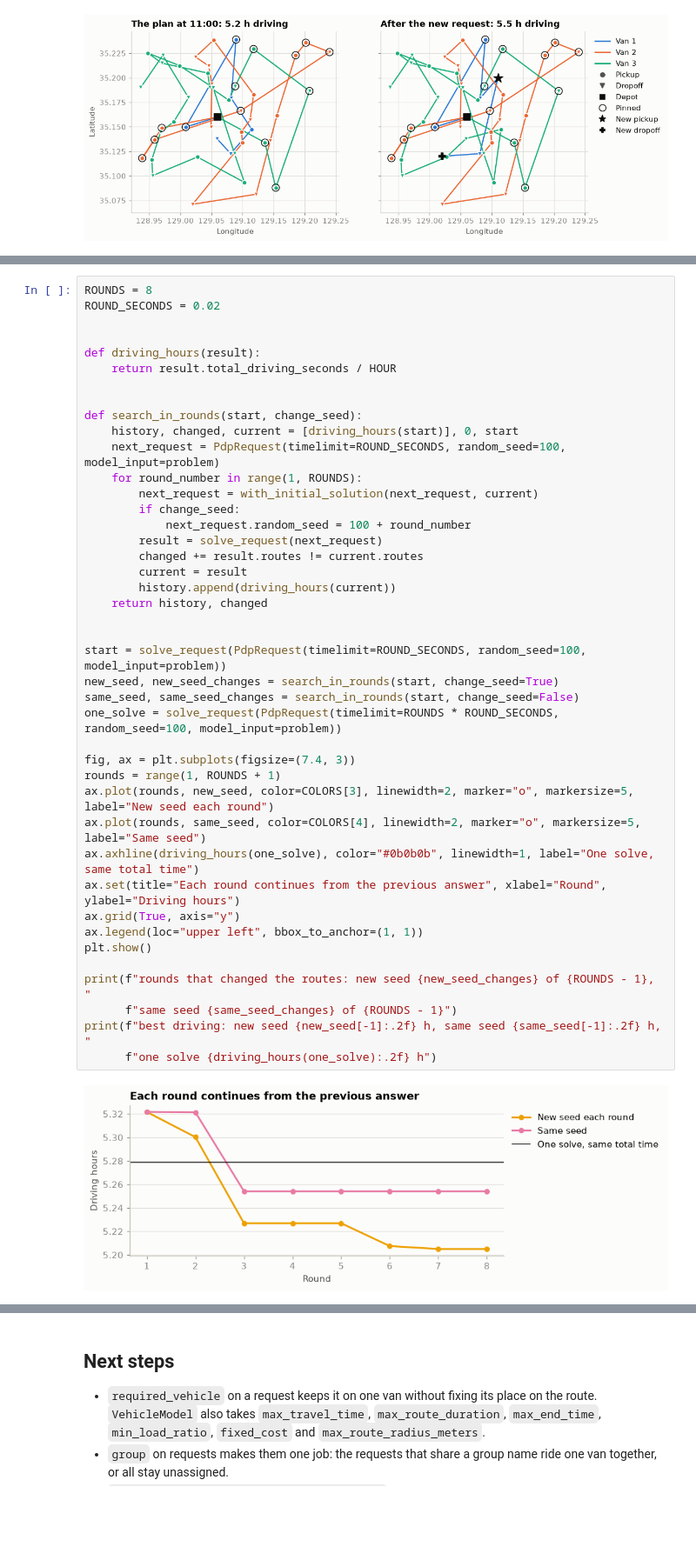
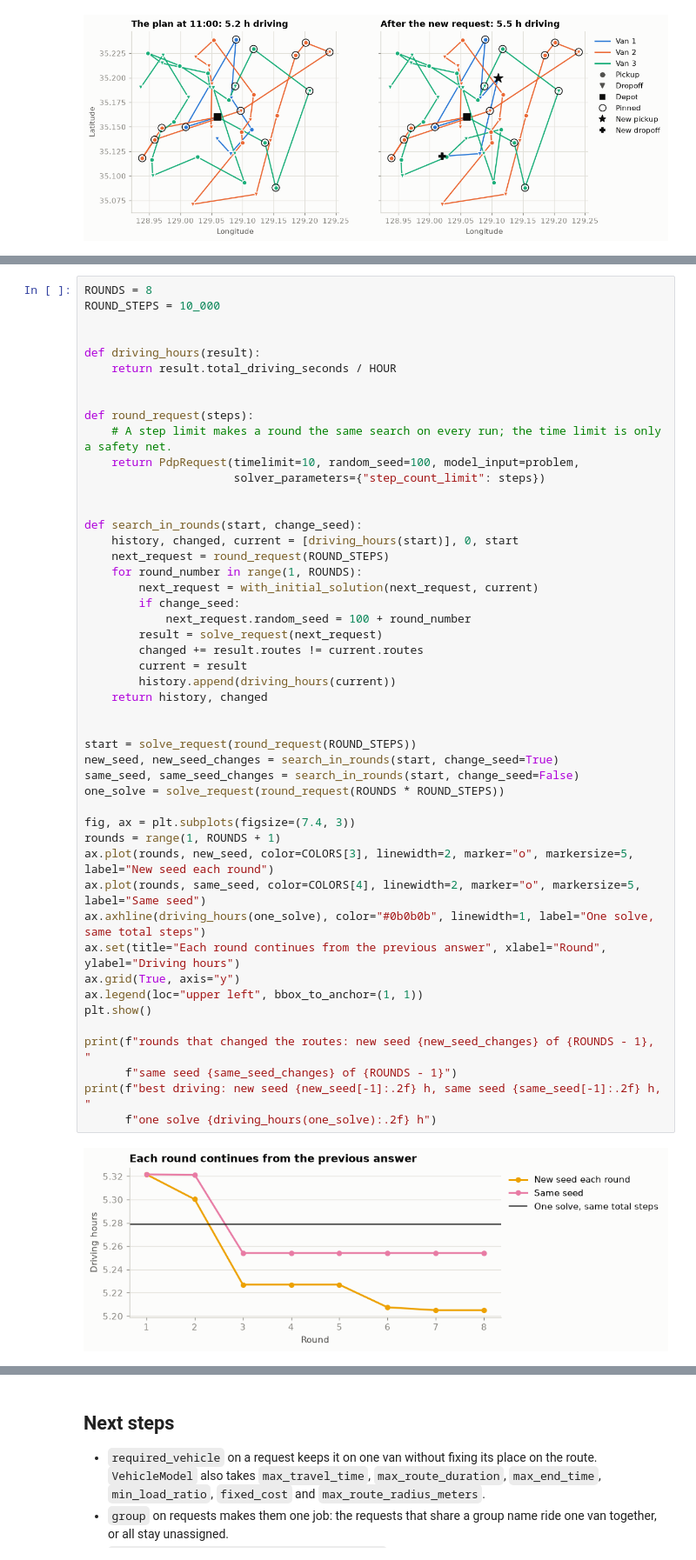
Before and after one commit to optimaru/optimaru, a Jupyter notebook: examples/pickup-delivery.ipynb, the cells around one changed output, grey strips where cells are left out. Shown at 87% size. Cells and saved outputs as stored; diff of their text form; blank space fills up the shorter version.

```diff
--- a/examples/pickup-delivery.ipynb
+++ b/examples/pickup-delivery.ipynb
@@ -504,48 +505,54 @@ with changing seeds, look at why before trusting it: try longer rounds, and comp
 solve of the same total length, as the horizontal line does here.
 # %%
 ROUNDS = 8
-ROUND_SECONDS = 0.02
+ROUND_STEPS = 10_000
 
 
 def driving_hours(result):
     return result.total_driving_seconds / HOUR
 
 
+def round_request(steps):
+    # A step limit makes a round the same search on every run; the time limit is only a safety net.
+    return PdpRequest(timelimit=10, random_seed=100, model_input=problem,
+                      solver_parameters={"step_count_limit": steps})
+
+
 def search_in_rounds(start, change_seed):
     history, changed, current = [driving_hours(start)], 0, start
-    next_request = PdpRequest(timelimit=ROUND_SECONDS, random_seed=100, model_input=problem)
+    next_request = round_request(ROUND_STEPS)
     for round_number in range(1, ROUNDS):
         next_request = with_initial_solution(next_request, current)
         if change_seed:
             next_request.random_seed = 100 + round_number
         result = solve_request(next_request)
         changed += result.routes != current.routes
         current = result
         history.append(driving_hours(current))
     return history, changed
 
 
-start = solve_request(PdpRequest(timelimit=ROUND_SECONDS, random_seed=100, model_input=problem))
+start = solve_request(round_request(ROUND_STEPS))
 new_seed, new_seed_changes = search_in_rounds(start, change_seed=True)
 same_seed, same_seed_changes = search_in_rounds(start, change_seed=False)
-one_solve = solve_request(PdpRequest(timelimit=ROUNDS * ROUND_SECONDS, random_seed=100, model_input=problem))
+one_solve = solve_request(round_request(ROUNDS * ROUND_STEPS))
 
 fig, ax = plt.subplots(figsize=(7.4, 3))
 rounds = range(1, ROUNDS + 1)
 ax.plot(rounds, new_seed, color=COLORS[3], linewidth=2, marker="o", markersize=5, label="New seed each round")
 ax.plot(rounds, same_seed, color=COLORS[4], linewidth=2, marker="o", markersize=5, label="Same seed")
-ax.axhline(driving_hours(one_solve), color="#0b0b0b", linewidth=1, label="One solve, same total time")
+ax.axhline(driving_hours(one_solve), color="#0b0b0b", linewidth=1, label="One solve, same total steps")
 ax.set(title="Each round continues from the previous answer", xlabel="Round", ylabel="Driving hours")
 ax.grid(True, axis="y")
 ax.legend(loc="upper left", bbox_to_anchor=(1, 1))
 plt.show()
 
 print(f"rounds that changed the routes: new seed {new_seed_changes} of {ROUNDS - 1}, "
       f"same seed {same_seed_changes} of {ROUNDS - 1}")
 print(f"best driving: new seed {new_seed[-1]:.2f} h, same seed {same_seed[-1]:.2f} h, "
       f"one solve {driving_hours(one_solve):.2f} h")
 # %% [output]
-[figure, old version]
+[figure, new version]
 rounds that changed the routes: new seed 4 of 7, same seed 2 of 7
 best driving: new seed 5.21 h, same seed 5.25 h, one solve 5.28 h
 # %% [markdown]
```
Also changed, not shown: parts of 1 cell of this notebook, 2 other files.
